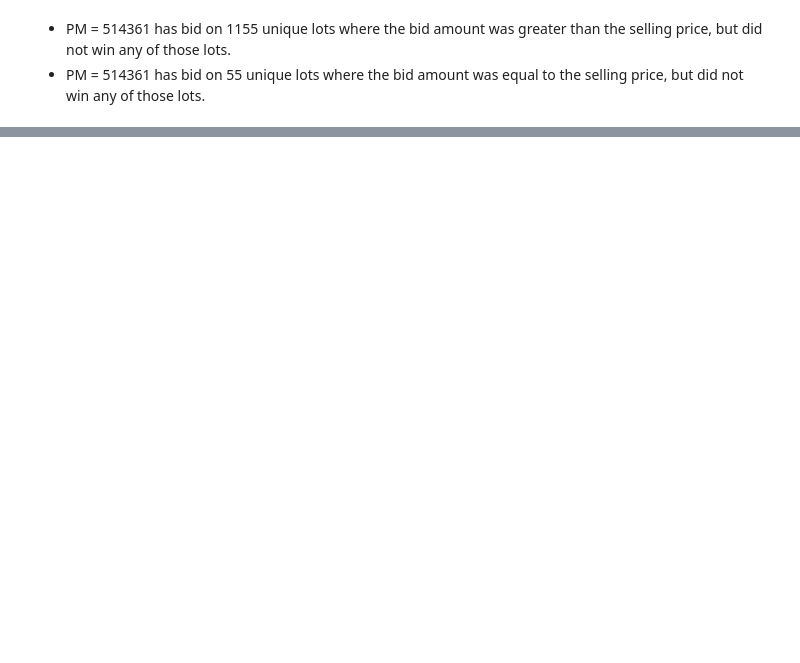
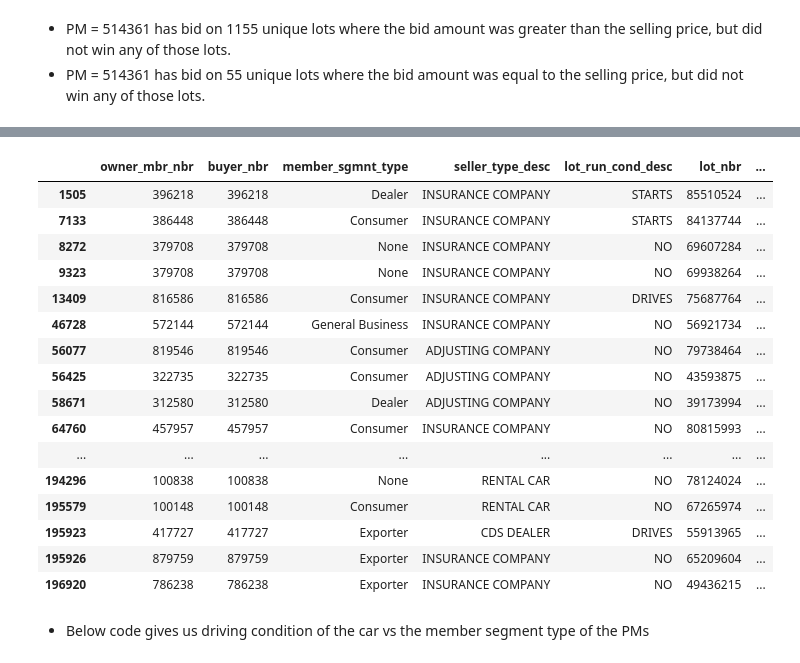
Before and after one commit to srijan-deo/Churn-Premier-Members, a Jupyter notebook: Premier-Behavior-Patterns.ipynb, the cells around one changed output, grey strips where cells are left out. Drawn from its saved outputs; the diff is of its cells as text; code cells hidden in the pictures; blank space fills up the shorter version.

```diff
--- a/Premier-Behavior-Patterns.ipynb
+++ b/Premier-Behavior-Patterns.ipynb
@@ -1146,0 +1191,22 @@ lot_nbr_list_str = ','.join(str(x) for x in lot_nbr_list)
+# %%
+bids_more_than_SP[bids_more_than_SP['repair_cost']>50000]
+# %% [output]
+|  | owner_mbr_nbr | buyer_nbr | member_sgmnt_type | seller_type_desc | lot_run_cond_desc | lot_nbr | ... |
+| 1505 | 396218 | 396218 | Dealer | INSURANCE COMPANY | STARTS | 85510524 | ... |
+| 7133 | 386448 | 386448 | Consumer | INSURANCE COMPANY | STARTS | 84137744 | ... |
+| 8272 | 379708 | 379708 | None | INSURANCE COMPANY | NO | 69607284 | ... |
+| 9323 | 379708 | 379708 | None | INSURANCE COMPANY | NO | 69938264 | ... |
+| 13409 | 816586 | 816586 | Consumer | INSURANCE COMPANY | DRIVES | 75687764 | ... |
+| 46728 | 572144 | 572144 | General Business | INSURANCE COMPANY | NO | 56921734 | ... |
+| 56077 | 819546 | 819546 | Consumer | ADJUSTING COMPANY | NO | 79738464 | ... |
+| 56425 | 322735 | 322735 | Consumer | ADJUSTING COMPANY | NO | 43593875 | ... |
+| 58671 | 312580 | 312580 | Dealer | ADJUSTING COMPANY | NO | 39173994 | ... |
+| 64760 | 457957 | 457957 | Consumer | INSURANCE COMPANY | NO | 80815993 | ... |
+| ... | ... | ... | ... | ... | ... | ... | ... |
+| 194296 | 100838 | 100838 | None | RENTAL CAR | NO | 78124024 | ... |
+| 195579 | 100148 | 100148 | Consumer | RENTAL CAR | NO | 67265974 | ... |
+| 195923 | 417727 | 417727 | Exporter | CDS DEALER | DRIVES | 55913965 | ... |
+| 195926 | 879759 | 879759 | Exporter | INSURANCE COMPANY | NO | 65209604 | ... |
+| 196920 | 786238 | 786238 | Exporter | INSURANCE COMPANY | NO | 49436215 | ... |
+# %% [markdown]
+* Below code gives us driving condition of the car vs the member segment type of the PMs
```
Also changed, not shown: parts of 37 cells of this notebook.
